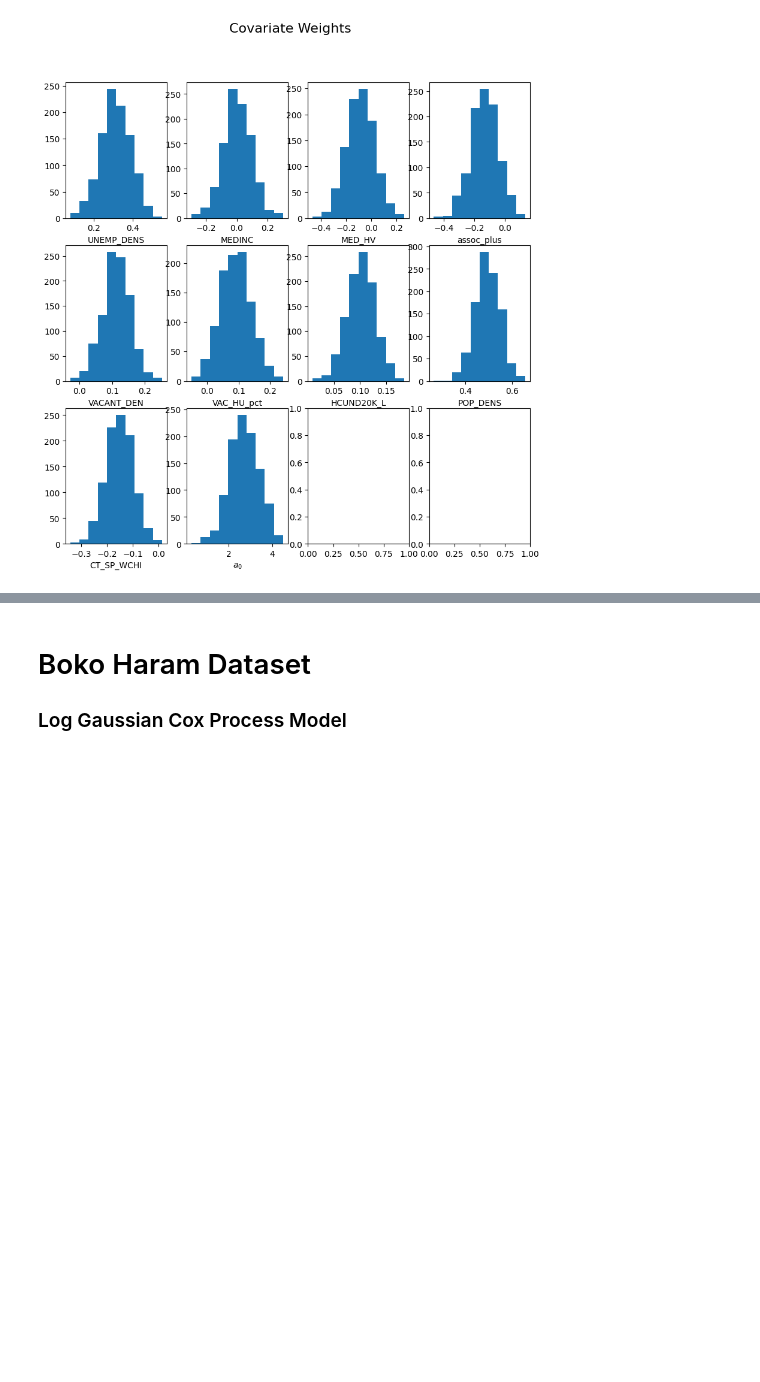
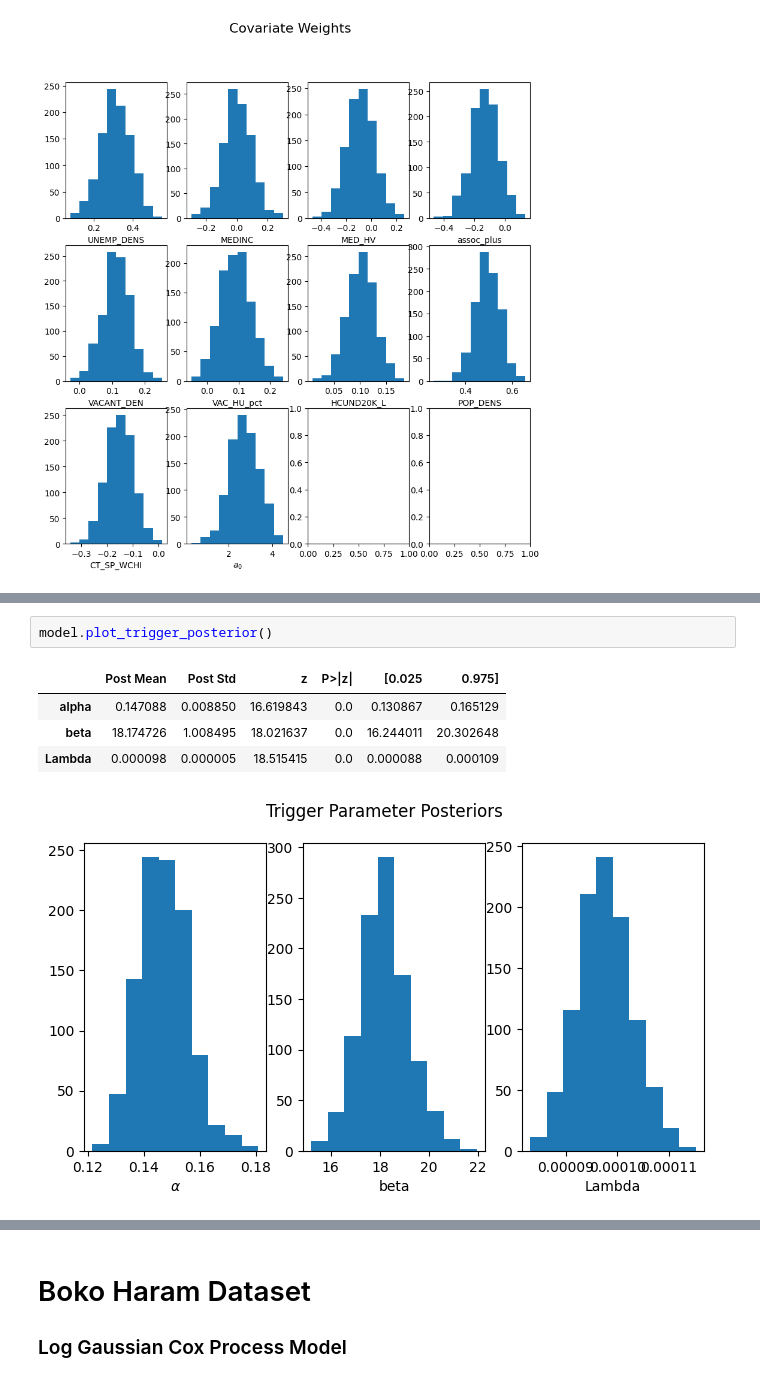
Before and after one commit to imanring/BSTPP, a Jupyter notebook: demo.ipynb, the cells around one changed output, grey strips where cells are left out. Cells and saved outputs as stored; diff of their text form; blank space fills up the shorter version.

```diff
--- a/demo.ipynb
+++ b/demo.ipynb
@@ -77,0 +136,8 @@ model.cov_weight_post_summary()
+# %%
+model.plot_trigger_posterior()
+# %% [output]
+|  | Post Mean | Post Std | z | P>|z| | [0.025 | 0.975] |
+| alpha | 0.147088 | 0.008850 | 16.619843 | 0.0 | 0.130867 | 0.165129 |
+| beta | 18.174726 | 1.008495 | 18.021637 | 0.0 | 16.244011 | 20.302648 |
+| Lambda | 0.000098 | 0.000005 | 18.515415 | 0.0 | 0.000088 | 0.000109 |
+[figure, added]
```
Also changed, not shown: parts of 13 cells of this notebook, 5 other files.
